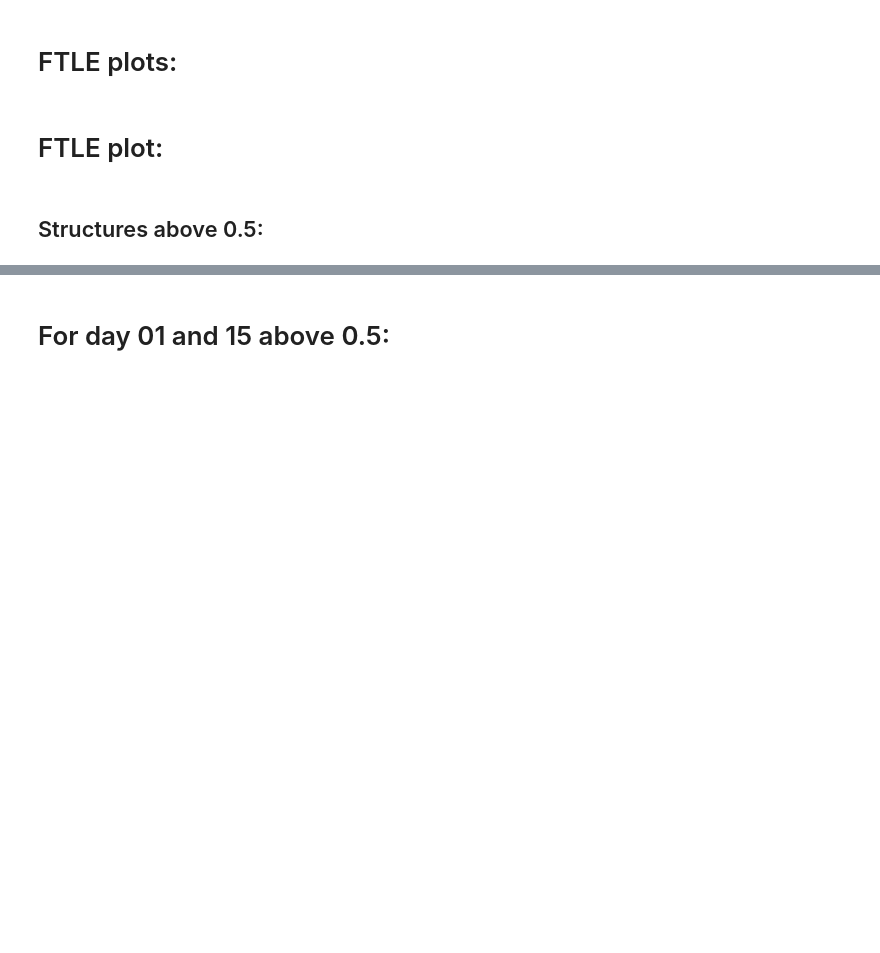
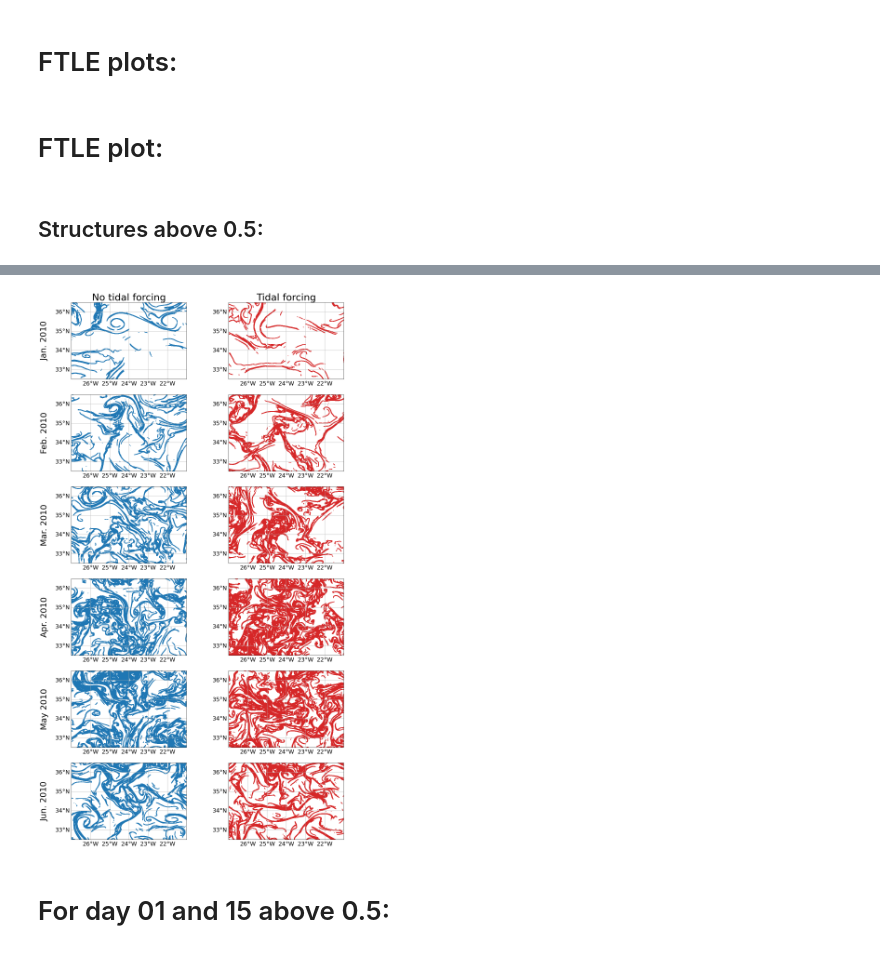
Before and after one commit to Parcels-code/Azores_TidalForcing, a Jupyter notebook: Code/Plotting/fig_07_08_09.ipynb, the cells around one changed output, grey strips where cells are left out. Drawn from its saved outputs; the diff is of its cells as text; code cells hidden in the pictures; blank space fills up the shorter version.

```diff
--- a/Code/Plotting/fig_07_08_09.ipynb
+++ b/Code/Plotting/fig_07_08_09.ipynb
@@ -201,2 +187,74 @@ plt.show()
+# %%
+fig = plt.figure(figsize=(16, 30))
+
+ntitles = nmonths
+
+step = .004 # degrees
+grid_lons, grid_lats = np.meshgrid(np.arange(-27, -21+step, step), np.arange(32.5, 36.5+step, step))
+
+for ii in range(0, 6):
+    left_subplot = 2 * ii + 1     # odd index (1, 3, 5, ...)
+    right_subplot = 2 * ii + 2    # even index (2, 4, 6, ...)
+
+    FTLE_b = dFTLE_nTs_w01[ii+6]['FTLE_b']
+    ax1 = plt.subplot(6,2,left_subplot, projection=ccrs.PlateCarree())
+    ax1.set_xlim([subregion_v02.lonmin, subregion_v02.lonmax])
+    ax1.set_ylim([subregion_v02.latmin, subregion_v02.latmax])
+    cc = ax1.scatter(grid_lons[FTLE_b>0.5], grid_lats[FTLE_b>0.5], c='C0'
+                     , s=1, transform=ccrs.PlateCarree())
+    gl = ax1.gridlines(crs=ccrs.PlateCarree(), draw_labels=True)
+    gl.top_labels = False
+    gl.right_labels = False
+    gl.xformatter = LONGITUDE_FORMATTER
+    gl.yformatter = LATITUDE_FORMATTER
+    gl.ylocator = mticker.FixedLocator([33., 34., 35., 36.])
+    gl.xlabel_style = {'size': 18}  # Set x-axis label font size
+    gl.ylabel_style = {'size': 18}  # Set y-axis label font size
+
+    ######
+    # Title
+    if ntitles[ii+6] in ntitles[0:6]:
+        nyear = '2009'
+    elif ntitles[ii+6] in ntitles[6::]:
+        nyear = '2010'
+    else:
+        print('Error nyear')
+        dgdsgsg
+
+    if ii == 0:  ax1.set_title("No tidal forcing", size=30)
+
+    strtitle = ntitles[ii+6] + ' ' + nyear
+
+    ax1.text(-0.2, 0.5, strtitle,
+                va='center', ha='right',
+                rotation='vertical',
+                transform=ax1.transAxes,   # relative to axis
+                size=26)
+
+    ###
+    #     wT
+    FTLE_b = dFTLE_wTs_w01[ii+6]['FTLE_b']
+    ax1 = plt.subplot(6,2,right_subplot, projection=ccrs.PlateCarree())
+    ax1.set_xlim([subregion_v02.lonmin, subregion_v02.lonmax])
+    ax1.set_ylim([subregion_v02.latmin, subregion_v02.latmax])
+    cc = ax1.scatter(grid_lons[FTLE_b>0.5], grid_lats[FTLE_b>0.5], c='C3'
+                     , s=1, transform=ccrs.PlateCarree())
+    gl = ax1.gridlines(crs=ccrs.PlateCarree(), draw_labels=True)
+    gl.top_labels = False
+    gl.right_labels = False
+    gl.xformatter = LONGITUDE_FORMATTER
+    gl.yformatter = LATITUDE_FORMATTER
+    gl.ylocator = mticker.FixedLocator([33., 34., 35., 36.])
+    gl.xlabel_style = {'size': 18}  # Set x-axis label font size
+    gl.ylabel_style = {'size': 18}  # Set y-axis label font size
+
+    if ii == 0:  ax1.set_title("Tidal forcing", size=30)
+
+
+plt.savefig('../../Figures/FTLE_backward_v02_biweekly_AllMonths_day01_05_nTwT_2010.jpg', dpi=300)
+
+plt.show()
+# %% [output]
+[figure, added]
 # %% [markdown]
 # For day 01 and 15 above 0.5:
```
Also changed, not shown: parts of 27 cells of this notebook, 4 other files.
